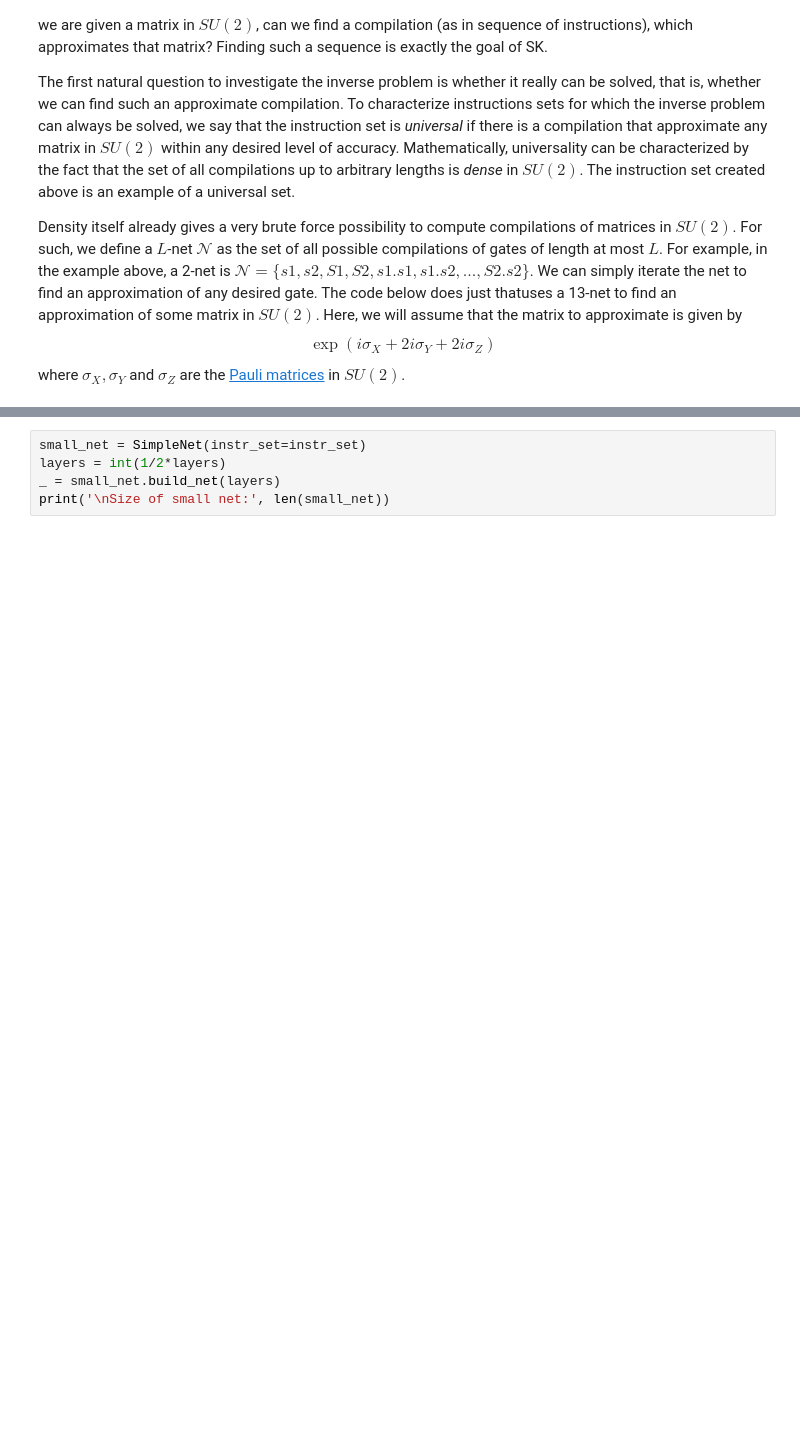
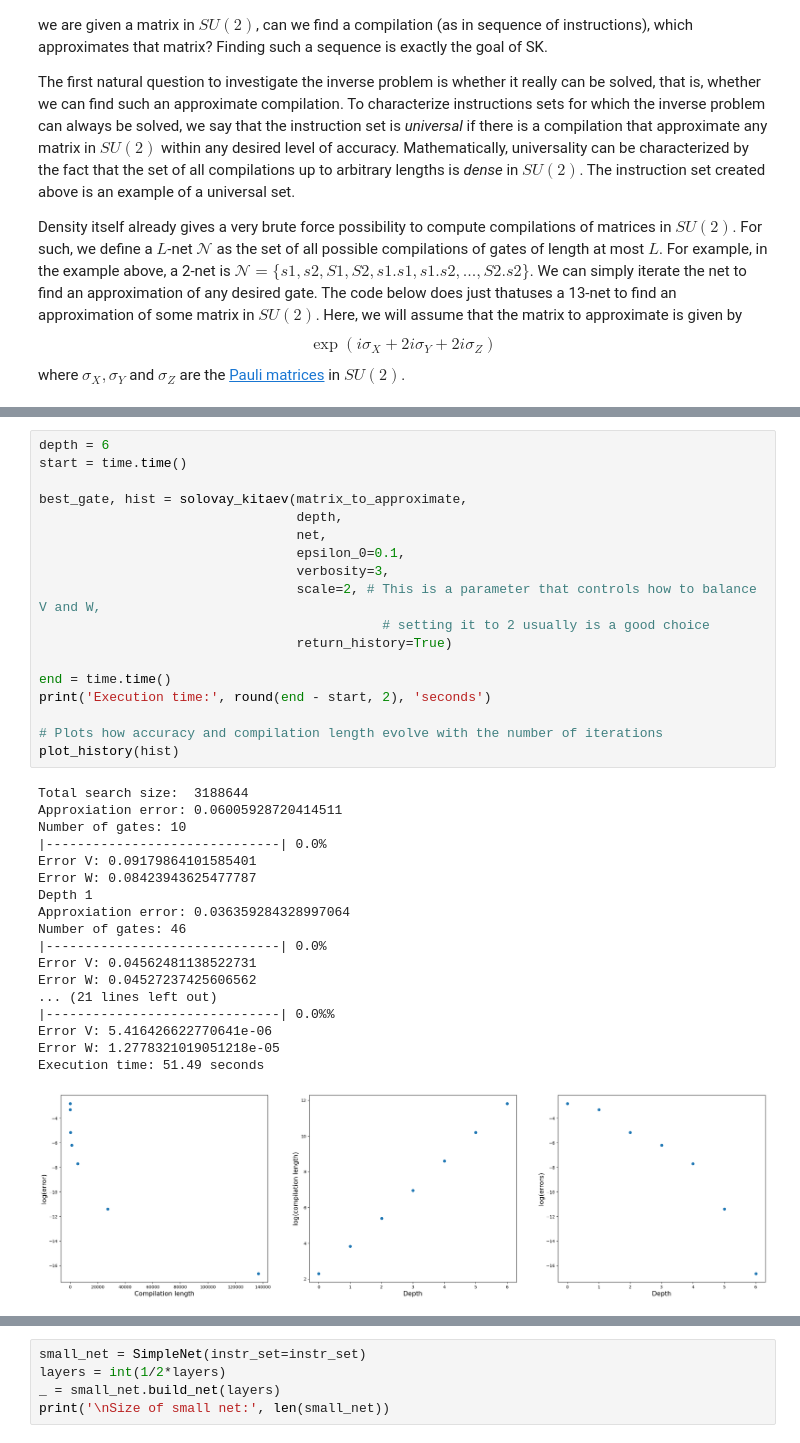
Before and after one commit to HLovisiEnnes/skqudit, a Jupyter notebook: notebooks/tutorial.ipynb, the cells around one changed output, grey strips where cells are left out. Drawn from its saved outputs; the diff is of its cells as text; blank space fills up the shorter version.

```diff
--- a/notebooks/tutorial.ipynb
+++ b/notebooks/tutorial.ipynb
@@ -177,0 +141,37 @@ Now, let us see how things work in the meet in the middle. We just need half the
+# %%
+depth = 6
+start = time.time()
+
+best_gate, hist = solovay_kitaev(matrix_to_approximate,
+                                 depth,
+                                 net,
+                                 epsilon_0=0.1,
+                                 verbosity=3,
+                                 scale=2, # This is a parameter that controls how to balance V and W,
+                                            # setting it to 2 usually is a good choice
+                                 return_history=True)
+
+end = time.time()
+print('Execution time:', round(end - start, 2), 'seconds')
+
+# Plots how accuracy and compilation length evolve with the number of iterations
+plot_history(hist)
+# %% [output]
+Total search size:  3188644
+Approxiation error: 0.06005928720414511
+Number of gates: 10
+|------------------------------| 0.0%
+Error V: 0.09179864101585401
+Error W: 0.08423943625477787
+Depth 1
+Approxiation error: 0.036359284328997064
+Number of gates: 46
+|------------------------------| 0.0%
+Error V: 0.04562481138522731
+Error W: 0.04527237425606562
+... (21 lines left out)
+|------------------------------| 0.0%%
+Error V: 5.416426622770641e-06
+Error W: 1.2778321019051218e-05
+Execution time: 51.49 seconds
+[figure, added]
```
Also changed, not shown: parts of 58 cells of this notebook, 5 other files.
